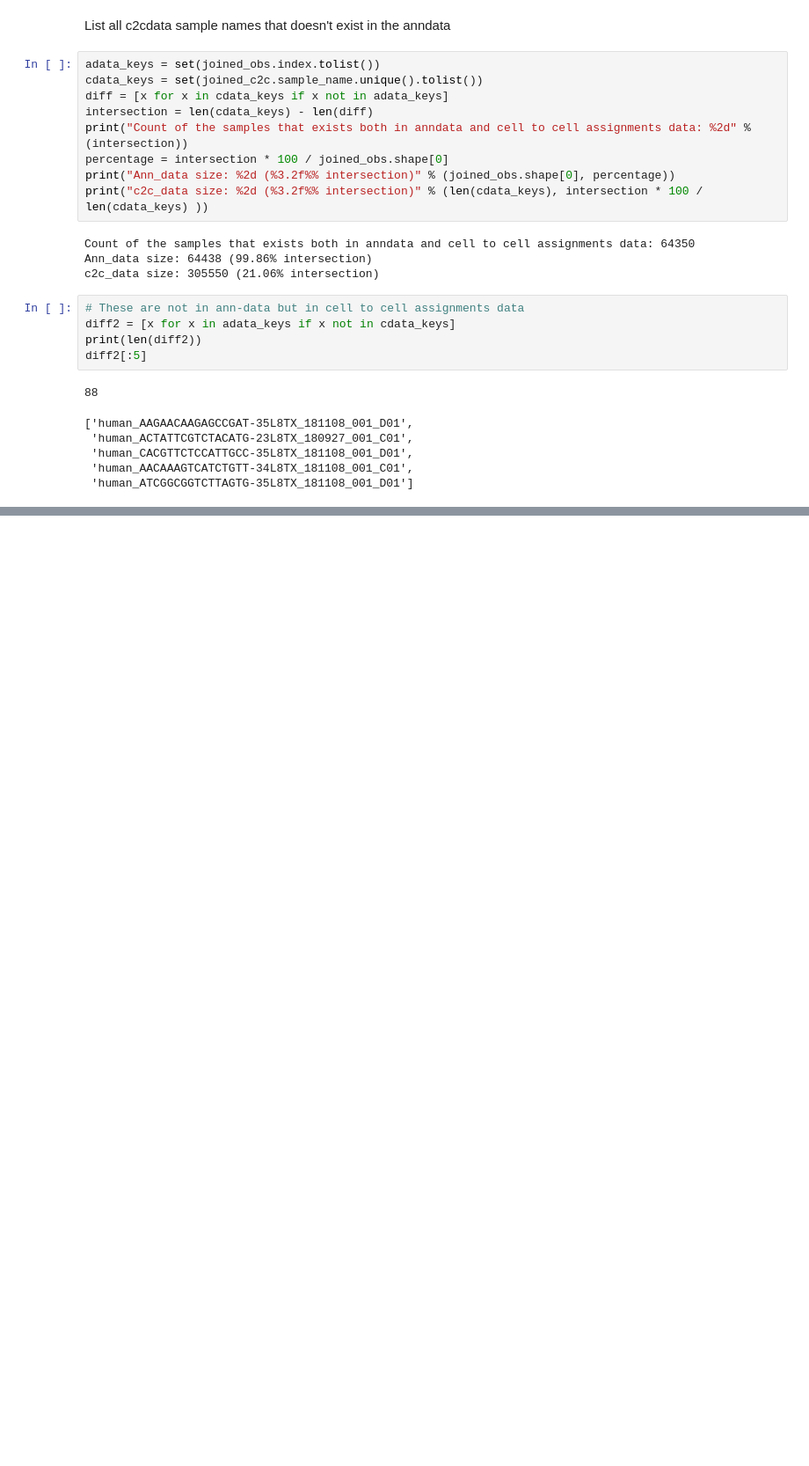
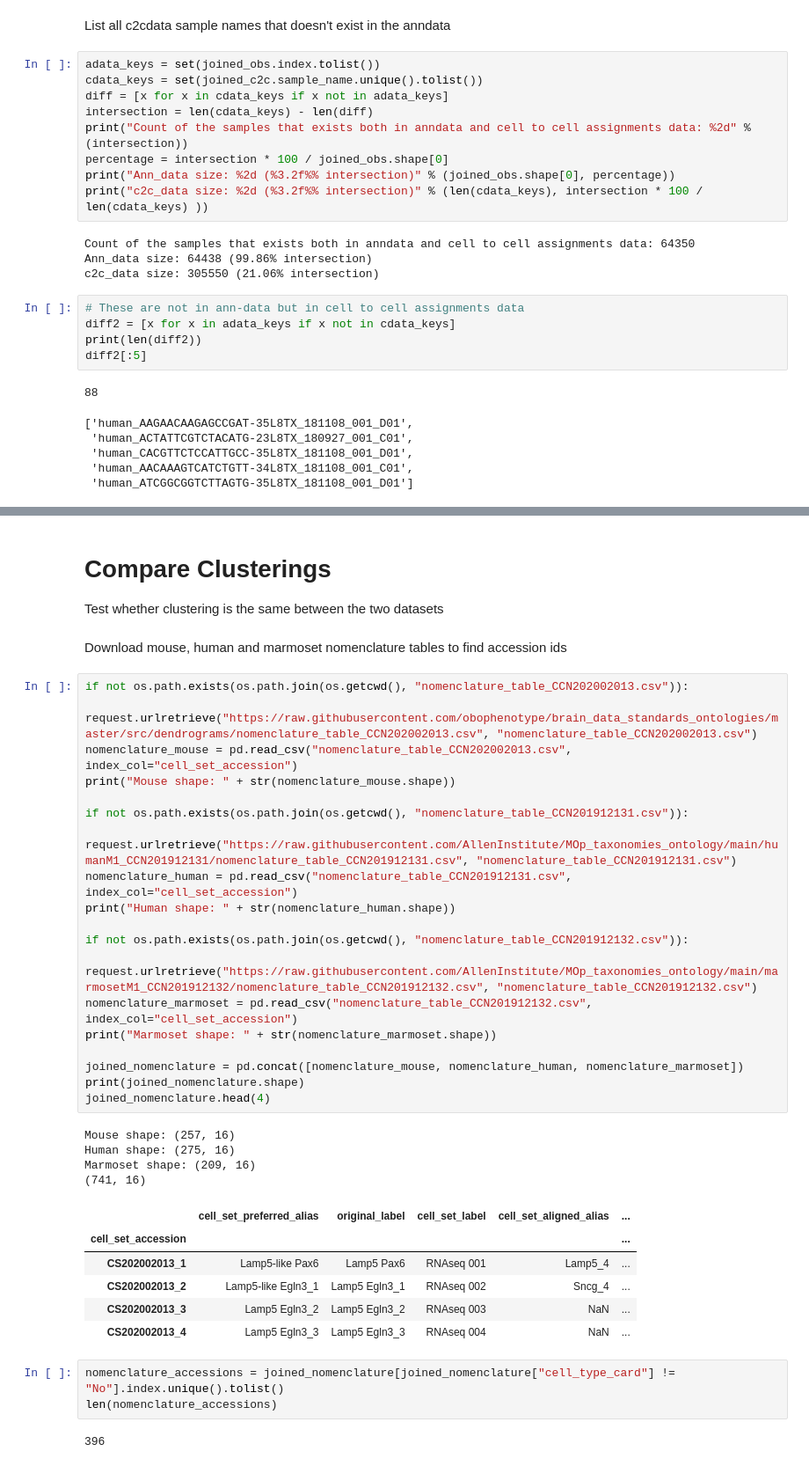
Before and after one commit to hkir-dev/h5ad-annotation, a Jupyter notebook: BDSO-multi-species-correlation.ipynb, the cells around one changed output, grey strips where cells are left out. Shown at 88% size. Saved outputs shown, nothing was run; the diff lists cells and outputs as text; blank space fills up the shorter version.

```diff
--- a/BDSO-multi-species-correlation.ipynb
+++ b/BDSO-multi-species-correlation.ipynb
@@ -154,0 +185,40 @@ diff2[:5]
+# %% [markdown]
+# Compare Clusterings
+Test whether clustering is the same between the two datasets
+# %% [markdown]
+Download mouse, human and marmoset nomenclature tables to find accession ids
+# %%
+if not os.path.exists(os.path.join(os.getcwd(), "nomenclature_table_CCN202002013.csv")):
+    request.urlretrieve("https://raw.githubusercontent.com/obophenotype/brain_data_standards_ontologies/master/src/dendrograms/nomenclature_table_CCN202002013.csv", "nomenclature_table_CCN202002013.csv")
+nomenclature_mouse = pd.read_csv("nomenclature_table_CCN202002013.csv", index_col="cell_set_accession")
+print("Mouse shape: " + str(nomenclature_mouse.shape))
+
+if not os.path.exists(os.path.join(os.getcwd(), "nomenclature_table_CCN201912131.csv")):
+    request.urlretrieve("https://raw.githubusercontent.com/AllenInstitute/MOp_taxonomies_ontology/main/humanM1_CCN201912131/nomenclature_table_CCN201912131.csv", "nomenclature_table_CCN201912131.csv")
+nomenclature_human = pd.read_csv("nomenclature_table_CCN201912131.csv", index_col="cell_set_accession")
+print("Human shape: " + str(nomenclature_human.shape))
+
+if not os.path.exists(os.path.join(os.getcwd(), "nomenclature_table_CCN201912132.csv")):
+    request.urlretrieve("https://raw.githubusercontent.com/AllenInstitute/MOp_taxonomies_ontology/main/marmosetM1_CCN201912132/nomenclature_table_CCN201912132.csv", "nomenclature_table_CCN201912132.csv")
+nomenclature_marmoset = pd.read_csv("nomenclature_table_CCN201912132.csv", index_col="cell_set_accession")
+print("Marmoset shape: " + str(nomenclature_marmoset.shape))
+
+joined_nomenclature = pd.concat([nomenclature_mouse, nomenclature_human, nomenclature_marmoset])
+print(joined_nomenclature.shape)
+joined_nomenclature.head(4)
+# %% [output]
+Mouse shape: (257, 16)
+Human shape: (275, 16)
+Marmoset shape: (209, 16)
+(741, 16)
+|  | cell_set_preferred_alias | original_label | cell_set_label | cell_set_aligned_alias | ... |
+| cell_set_accession |  |  |  |  | ... |
+| CS202002013_1 | Lamp5-like Pax6 | Lamp5 Pax6 | RNAseq 001 | Lamp5_4 | ... |
+| CS202002013_2 | Lamp5-like Egln3_1 | Lamp5 Egln3_1 | RNAseq 002 | Sncg_4 | ... |
+| CS202002013_3 | Lamp5 Egln3_2 | Lamp5 Egln3_2 | RNAseq 003 | NaN | ... |
+| CS202002013_4 | Lamp5 Egln3_3 | Lamp5 Egln3_3 | RNAseq 004 | NaN | ... |
+# %%
+nomenclature_accessions = joined_nomenclature[joined_nomenclature["cell_type_card"] != "No"].index.unique().tolist()
+len(nomenclature_accessions)
+# %% [output]
+396
```
Also changed, not shown: parts of 9 cells of this notebook, 2 other files.
